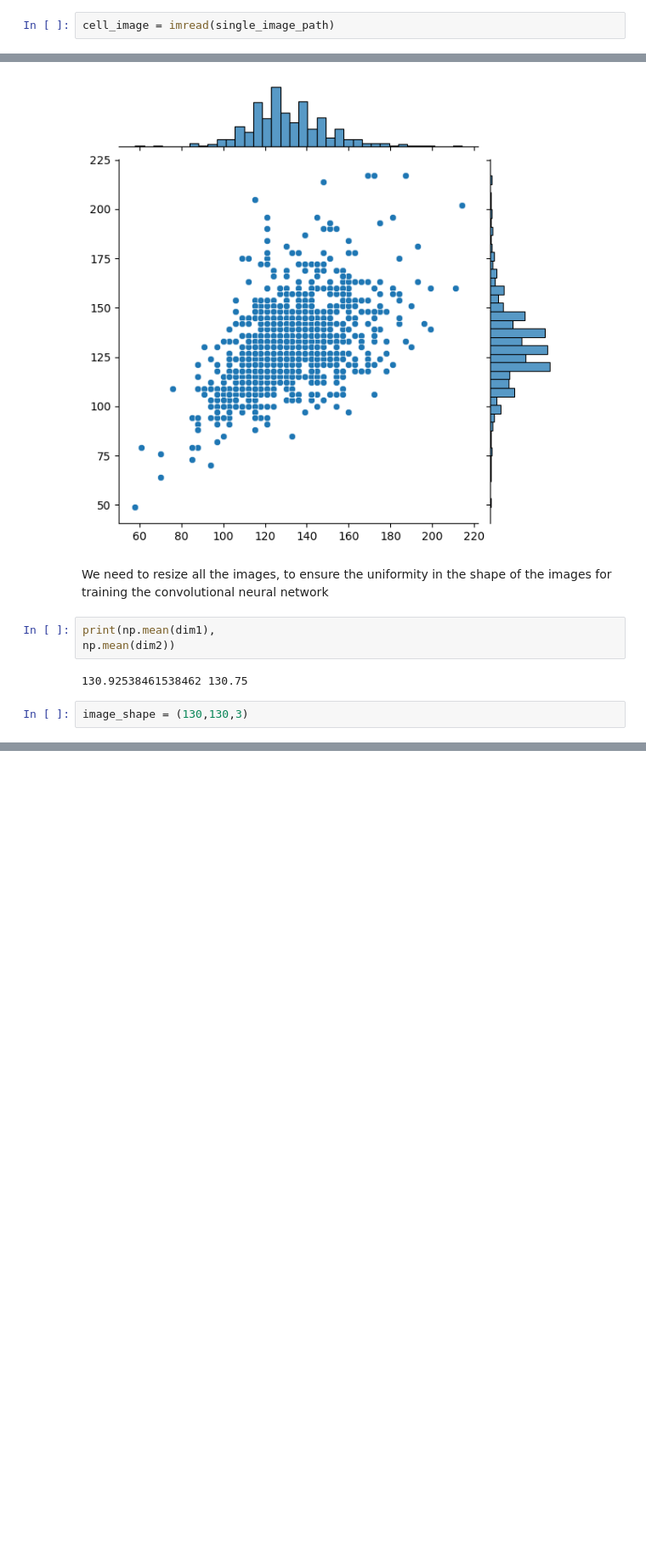
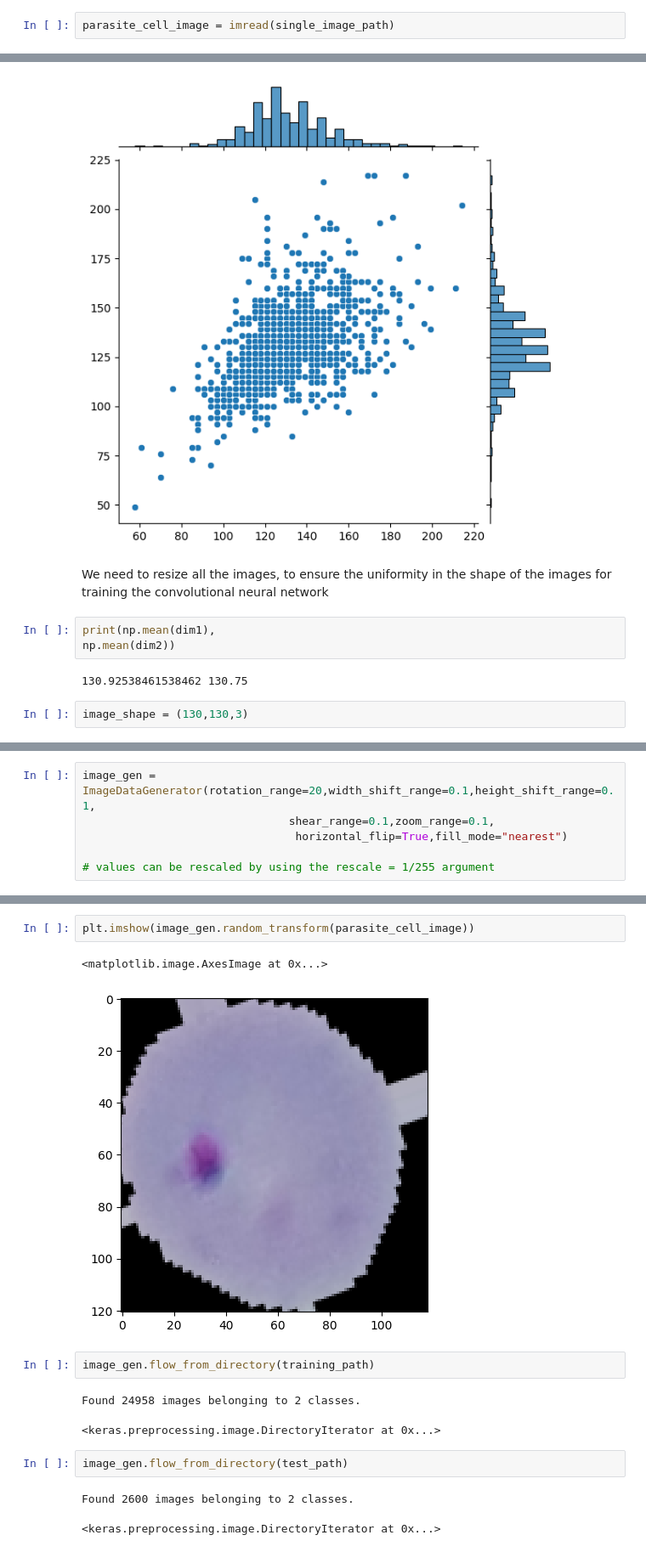
Before and after one commit to wereign/aera-vera-keras-nathu-geras, a Jupyter notebook: Real_Images.ipynb, the cells around one changed output, grey strips where cells are left out. Shown: that part at 85% size. Drawn from its saved outputs; the diff is of its cells as text; blank space fills up the shorter version.

Commit message:
Completed Pre-processing and custom data loading

```diff
--- a/Real_Images.ipynb
+++ b/Real_Images.ipynb
@@ -41,5 +41,5 @@ single_image_path = f"{training_path}/parasitized/{single_image_name}"
 Listing  one image path
 C189P150ThinF_IMG_20151203_142224_cell_84.png
 # %%
-cell_image = imread(single_image_path)
+parasite_cell_image = imread(single_image_path)
 # %%
@@ -89,0 +94,6 @@ image_shape = (130,130,3)
+# %%
+image_gen = ImageDataGenerator(rotation_range=20,width_shift_range=0.1,height_shift_range=0.1,
+                               shear_range=0.1,zoom_range=0.1,
+                                horizontal_flip=True,fill_mode="nearest")
+
+# values can be rescaled by using the rescale = 1/255 argument
@@ -89,0 +105,15 @@ image_shape = (130,130,3)
+# %%
+plt.imshow(image_gen.random_transform(parasite_cell_image))
+# %% [output]
+<matplotlib.image.AxesImage at 0x...>
+[figure, added]
+# %%
+image_gen.flow_from_directory(training_path)
+# %% [output]
+Found 24958 images belonging to 2 classes.
+<keras.preprocessing.image.DirectoryIterator at 0x...>
+# %%
+image_gen.flow_from_directory(test_path)
+# %% [output]
+Found 2600 images belonging to 2 classes.
+<keras.preprocessing.image.DirectoryIterator at 0x...>
```
Also changed, not shown: parts of 4 cells of this notebook.
